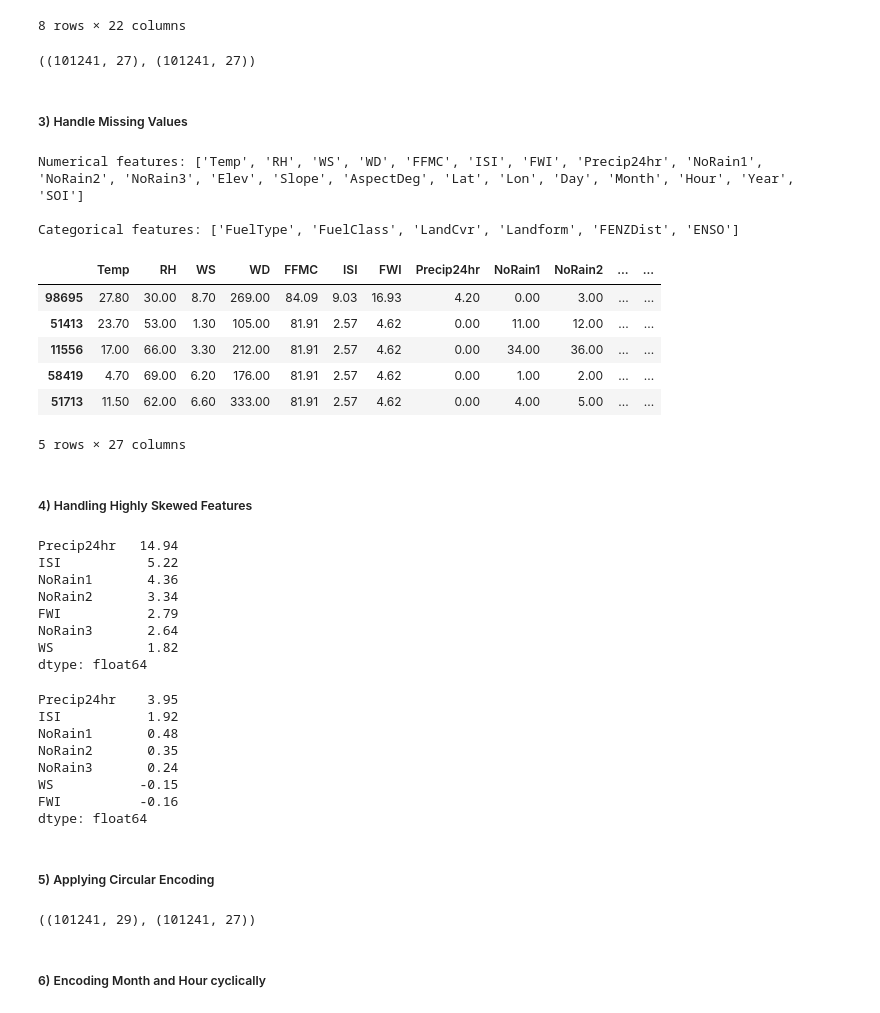
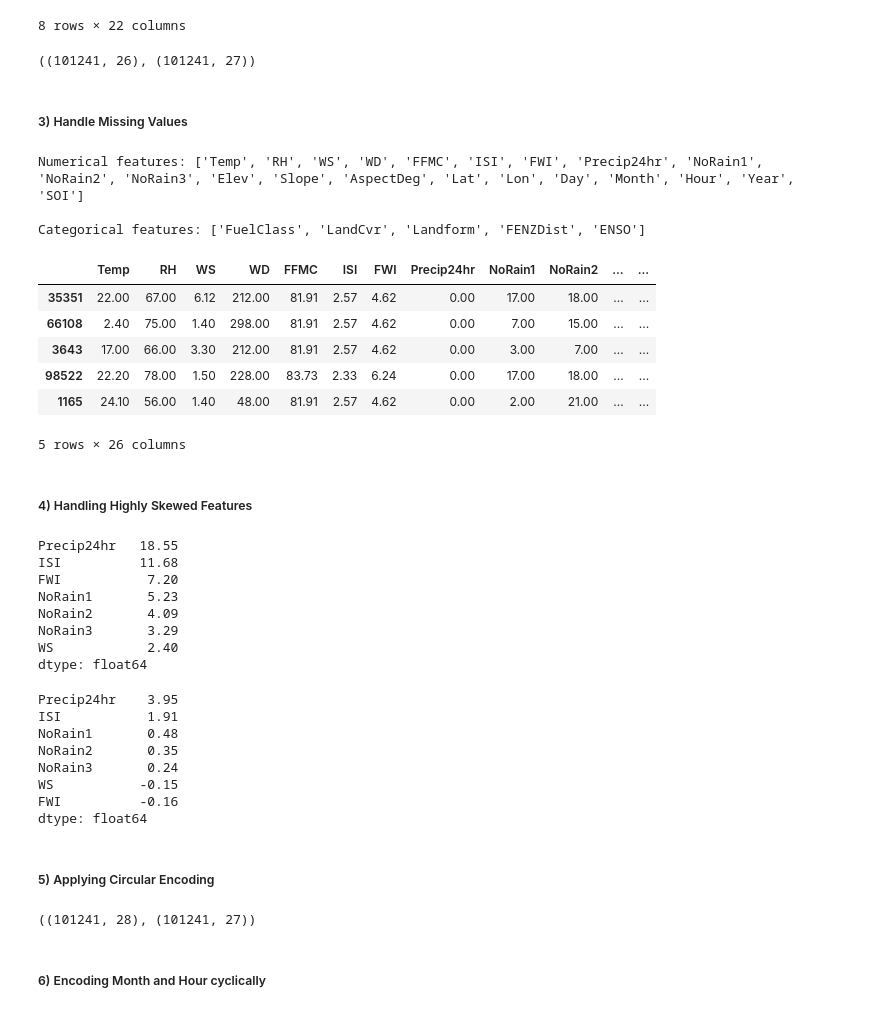
Before and after one commit to simran2104/wildfire-potential-prediction-at-ignition, a Jupyter notebook: wildfire-potential-prediction.ipynb, the cells around one changed output. Drawn from its saved outputs; the diff is of its cells as text; code cells hidden in the pictures.

Commit message:
feat: Removed FuelType Feature Machine Learning Pipeline

```diff
--- a/wildfire-potential-prediction.ipynb
+++ b/wildfire-potential-prediction.ipynb
@@ -1493,7 +1481,7 @@ features = [
     # Recent rainfall and drying
     "Precip24hr", "NoRain1", "NoRain2", "NoRain3",
     # Fuel and land cover
-    "FuelType", "FuelClass", "LandCvr",
+    "FuelClass", "LandCvr",
     # Topography
     "Elev", "Slope", "AspectDeg", "Landform",
     # Location and time
@@ -1626,16 +1614,16 @@ X_train_temp = trf2.fit_transform(X_train_temp)
 
 X_train_temp.shape, X_train.shape
 # %% [output]
-((101241, 27), (101241, 27))
+((101241, 26), (101241, 27))
 # %% [markdown]
 ##### 3) Handle Missing Values
 # %%
 # Identify numerical and categorical features
-numeric_cols = X_train.select_dtypes(
+numeric_cols = X_train_temp.select_dtypes(
     include=["number"]
 ).columns.tolist()
 
-categorical_cols = X_train.select_dtypes(
+categorical_cols = X_train_temp.select_dtypes(
     include=["object", "category", "string"]
 ).columns.tolist()
 
@@ -1644,41 +1632,41 @@ print("\nCategorical features:", categorical_cols)
 # %% [output]
 Numerical features: ['Temp', 'RH', 'WS', 'WD', 'FFMC', 'ISI', 'FWI', 'Precip24hr', 'NoRain1', 'NoRain2', 'NoRain3', 'Elev', 'Slope', 'AspectDeg', 'Lat', 'Lon', 'Day', 'Month', 'Hour', 'Year', 'SOI']
 
-Categorical features: ['FuelType', 'FuelClass', 'LandCvr', 'Landform', 'FENZDist', 'ENSO']
+Categorical features: ['FuelClass', 'LandCvr', 'Landform', 'FENZDist', 'ENSO']
 # %%
 # Handling missing values
 trf3 = ColumnTransformer(
     transformers=[
         # Handling missing values on numerical features
         (
             "trf_3_1",
             SimpleImputer(strategy="median"),
             numeric_cols
         ),
 
         # Handling missing values on categorical features
         (
             "trf_3_2",
             SimpleImputer(strategy="most_frequent"),
             categorical_cols
         )
     ],
     remainder="passthrough",
     verbose_feature_names_out=False
 )
 
 trf3.set_output(transform="pandas")
 
-X_train_temp = trf3.fit_transform(X_train)
+X_train_temp = trf3.fit_transform(X_train_temp)
 X_train_temp.sample(5)
 # %% [output]
 |  | Temp | RH | WS | WD | FFMC | ISI | FWI | Precip24hr | NoRain1 | NoRain2 | ... | ... |
-| 98695 | 27.80 | 30.00 | 8.70 | 269.00 | 84.09 | 9.03 | 16.93 | 4.20 | 0.00 | 3.00 | ... | ... |
-| 51413 | 23.70 | 53.00 | 1.30 | 105.00 | 81.91 | 2.57 | 4.62 | 0.00 | 11.00 | 12.00 | ... | ... |
-| 11556 | 17.00 | 66.00 | 3.30 | 212.00 | 81.91 | 2.57 | 4.62 | 0.00 | 34.00 | 36.00 | ... | ... |
-| 58419 | 4.70 | 69.00 | 6.20 | 176.00 | 81.91 | 2.57 | 4.62 | 0.00 | 1.00 | 2.00 | ... | ... |
-| 51713 | 11.50 | 62.00 | 6.60 | 333.00 | 81.91 | 2.57 | 4.62 | 0.00 | 4.00 | 5.00 | ... | ... |
+| 35351 | 22.00 | 67.00 | 6.12 | 212.00 | 81.91 | 2.57 | 4.62 | 0.00 | 17.00 | 18.00 | ... | ... |
+| 66108 | 2.40 | 75.00 | 1.40 | 298.00 | 81.91 | 2.57 | 4.62 | 0.00 | 7.00 | 15.00 | ... | ... |
+| 3643 | 17.00 | 66.00 | 3.30 | 212.00 | 81.91 | 2.57 | 4.62 | 0.00 | 3.00 | 7.00 | ... | ... |
+| 98522 | 22.20 | 78.00 | 1.50 | 228.00 | 83.73 | 2.33 | 6.24 | 0.00 | 17.00 | 18.00 | ... | ... |
+| 1165 | 24.10 | 56.00 | 1.40 | 48.00 | 81.91 | 2.57 | 4.62 | 0.00 | 2.00 | 21.00 | ... | ... |
-5 rows × 27 columns
+5 rows × 26 columns
 # %% [markdown]
 ##### 4) Handling Highly Skewed Features
 # %%
@@ -1687,7 +1675,7 @@ skew_features = [
     "NoRain2", "NoRain3", "FWI", "WS"
 ]
 
-numeric_features = X_train[skew_features].select_dtypes(
+numeric_features = X_train_temp[skew_features].select_dtypes(
     include=np.number
 )
 
@@ -1697,13 +1685,13 @@ skew_values = numeric_features.skew().sort_values(
 
 skew_values
 # %% [output]
-Precip24hr   14.94
-ISI           5.22
-NoRain1       4.36
-NoRain2       3.34
-FWI           2.79
-NoRain3       2.64
-WS            1.82
+Precip24hr   18.55
+ISI          11.68
+FWI           7.20
+NoRain1       5.23
+NoRain2       4.09
+NoRain3       3.29
+WS            2.40
 dtype: float64
 # %%
 trf4 = FunctionTransformer(
@@ -1725,7 +1713,7 @@ X_train_temp[skew_features].skew().sort_values(
 )
 # %% [output]
 Precip24hr    3.95
-ISI           1.92
+ISI           1.91
 NoRain1       0.48
 NoRain2       0.35
 NoRain3       0.24
@@ -1747,7 +1735,7 @@ trf5 = FunctionTransformer(
 X_train_temp = trf5.fit_transform(X_train_temp)
 X_train_temp.shape, X_train.shape
 # %% [output]
-((101241, 29), (101241, 27))
+((101241, 28), (101241, 27))
 # %% [markdown]
 ##### 6) Encoding Month and Hour cyclically
 # %%
```
Also changed, not shown: parts of 40 cells of this notebook.
